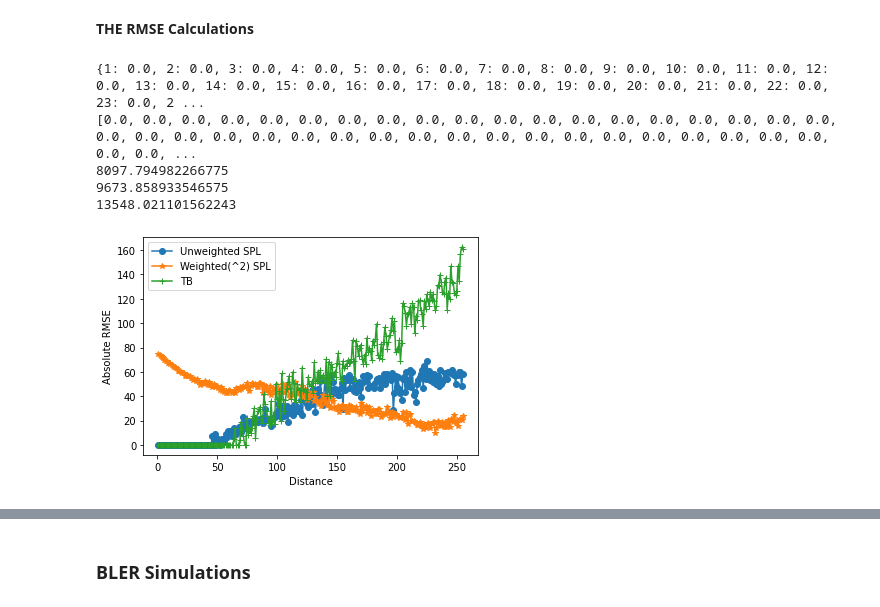
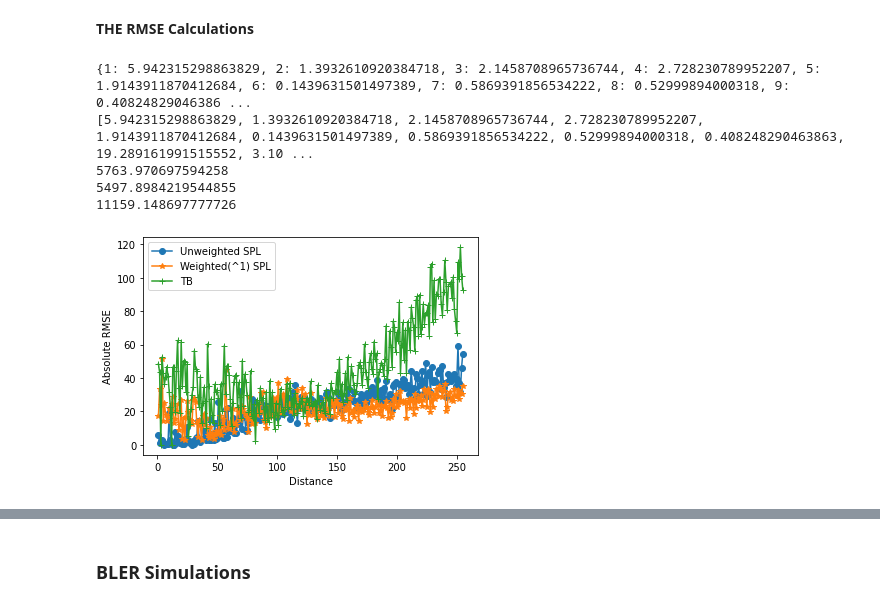
Before and after one commit to neelabhro/Deep-Learning-based-Wireless-Communications, a Jupyter notebook: SPL_uw_SPL_w_TB_PC.ipynb, the cells around one changed output, grey strips where cells are left out. Cells and saved outputs as stored; diff of their text form; code cells hidden in the pictures.

```diff
--- a/SPL_uw_SPL_w_TB_PC.ipynb
+++ b/SPL_uw_SPL_w_TB_PC.ipynb
@@ -203,7 +206,7 @@ class AE(object):
             fade = tf.abs(complex_fade)
             #fade = tf.math.sqrt(1/2)*fade
 
-            fade = 1
+            #fade = 1
             y = tf.multiply(x,fade) + noise
             #y = x + noise
             #fade = 1
@@ -545,7 +548,7 @@ class AE_Weighted(object):
             fade = tf.abs(complex_fade)
             #fade = tf.math.sqrt(1/2)*fade
 
-            fade = 1
+            #fade = 1
             y = tf.multiply(x,fade) + noise
             #y = x + noise
             #fade = 1
@@ -558,7 +561,7 @@ class AE_Weighted(object):
             # Loss function
             #cross_entropy = tf.losses.sparse_softmax_cross_entropy(labels=s, logits=s_hat)
             #cross_entropy = tf.losses.sparse_softmax_cross_entropy(labels=s, logits=s_hat)
-            cross_entropy = tf.losses.sparse_softmax_cross_entropy(labels=s, logits=s_hat, weights= (s+1)**(2))
+            cross_entropy = tf.losses.sparse_softmax_cross_entropy(labels=s, logits=s_hat, weights= (s+1)**(1))
 
            # Performance metrics
             #correct_predictions_0 = tf.equal(tf.argmax(tf.nn.softmax([s_hat[x] for x in s_ind_0]), axis=1), [s[x] for x in s_ind_0])
@@ -780,15 +783,15 @@ epoch = [10000]
 
 training_params = [
     #batch_size, lr, ebnodb, iterations
-    [s, 50000 , 0.01, train_EbNodB, 10000]
+    [s, batch_size , 0.01, train_EbNodB, 10000]
 #    [10000 , 0.001, train_EbNodB, 10000]
     ]
 
 validation_params = [
     #batch_size, ebnodb, val_steps
-    [50000, val_EbNodB, 1000],
-    [50000, val_EbNodB, 1000],
-    [50000, val_EbNodB, 1000]
+    [batch_size, val_EbNodB, 1000],
+    [batch_size, val_EbNodB, 1000],
+    [batch_size, val_EbNodB, 1000]
     ]
 
 model_file = 'models/ae_k_{}_n_{}'.format(k,n)
@@ -865,7 +868,7 @@ class AE_Tb(object):
             fade = tf.abs(complex_fade)
             #fade = tf.math.sqrt(1/2)*fade
 
-            fade = 1
+            #fade = 1
             y = tf.multiply(x,fade) + noise
             #y = x + noise
 
@@ -1224,32 +1227,6 @@ sum_w = {}
 sum_Tb = {}
 sum_uw[0] = 0
 #for i in range(1,iter):
-
-Beta = {}
-Pr = {}
-SNR_var = {}
-ad_noise_SNR = []  #The values of the dictionary, finally providing an array of stdevs
-NoW = 0.02
-
-Transmitted_Power = 10 #in dBm
-Noise_Figure = 95 #in -dBm
-
-noise_factor = Transmitted_Power + Noise_Figure
-tr_noise_SNR = []
-for i in range(batch_size):
-
-  #SNR_var[i] = ((M)/((tr[i]+1)*4))*25
-  #SNR_var[i] = ((M)/((tr[i]+1)*4))
-
-  Beta[i] = 10*(np.log10(lamda/((4*np.pi*tr[i])**2.8)))
-  SNR_var[i] = Beta[i] + noise_factor
-for i in SNR_var.values():
-  tr_noise_SNR.append(i)
-
-tr_noise_SNR = np.transpose(np.tile(tr_noise_SNR, (2,2,1)))
-
-
-
 
 
 
@@ -1291,40 +1268,40 @@ for i in rmse_Tb.values():
 #rmse_uw = (np.divide(rmse_uwA,message_factor) +1)
 rmse_uw = rmse_uwA
 
 #rmse_w = np.log2(np.divide(rmse_wA,message_factor) + 1)
 #rmse_w = (np.divide(rmse_wA,message_factor) + 1)
 rmse_w = rmse_wA
 
 
 #rmse_Tb = np.log2(np.divide(rmse_TbA,message_factor) +1)
 #rmse_Tb = (np.divide(rmse_TbA,message_factor))
 rmse_Tb = rmse_TbA
 
 message = np.arange(1,M)
 
 print(rmse_uw)
 plt.plot(message, rmse_uw, '-o');
 plt.plot(message, rmse_w, '-*');
 plt.plot(message, rmse_Tb, '-+');
 plt.xlabel('Distance')
 plt.ylabel('Absolute RMSE')
 #plt.ylim([0, 20])
 #plt.ylabel('log2 Norm RMSE deviation')
-plt.legend(['Unweighted SPL', 'Weighted(^2) SPL','TB'])
+plt.legend(['Unweighted SPL', 'Weighted(^1) SPL','TB'])
 
 
 print(np.sum(rmse_uw))
 print(np.sum(rmse_w))
 print(np.sum(rmse_Tb))
 #print(np.sum(rmse_uwA))
 #print(np.sum(rmse_wA))
 # %% [output]
-{1: 0.0, 2: 0.0, 3: 0.0, 4: 0.0, 5: 0.0, 6: 0.0, 7: 0.0, 8: 0.0, 9: 0.0, 10: 0.0, 11: 0.0, 12: 0.0, 13: 0.0, 14: 0.0, 15: 0.0, 16: 0.0, 17: 0.0, 18: 0.0, 19: 0.0, 20: 0.0, 21: 0.0, 22: 0.0, 23: 0.0, 2 ...
-[0.0, 0.0, 0.0, 0.0, 0.0, 0.0, 0.0, 0.0, 0.0, 0.0, 0.0, 0.0, 0.0, 0.0, 0.0, 0.0, 0.0, 0.0, 0.0, 0.0, 0.0, 0.0, 0.0, 0.0, 0.0, 0.0, 0.0, 0.0, 0.0, 0.0, 0.0, 0.0, 0.0, 0.0, 0.0, 0.0, 0.0, 0.0, 0.0, 0.0, ...
-8097.794982266775
-9673.858933546575
-13548.021101562243
+{1: 5.942315298863829, 2: 1.3932610920384718, 3: 2.1458708965736744, 4: 2.728230789952207, 5: 1.9143911870412684, 6: 0.1439631501497389, 7: 0.5869391856534222, 8: 0.52999894000318, 9: 0.40824829046386 ...
+[5.942315298863829, 1.3932610920384718, 2.1458708965736744, 2.728230789952207, 1.9143911870412684, 0.1439631501497389, 0.5869391856534222, 0.52999894000318, 0.408248290463863, 19.289161991515552, 3.10 ...
+5763.970697594258
+5497.8984219544855
+11159.148697777726
-[figure, old version]
+[figure, new version]
 # %%
 #print([x for x in s_ind[0]])
 
```
Also changed, not shown: parts of 12 cells of this notebook.
